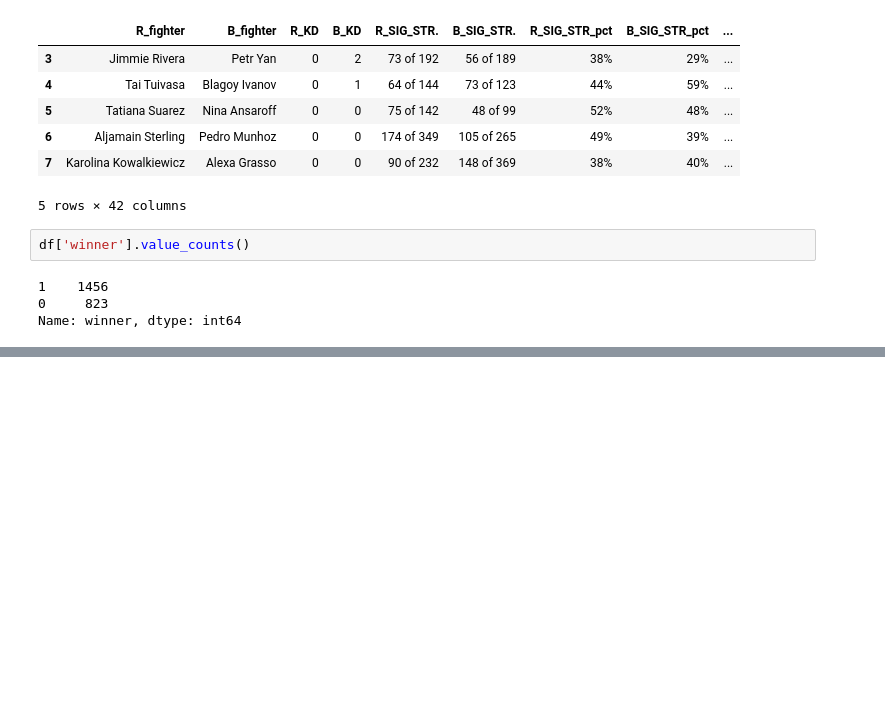
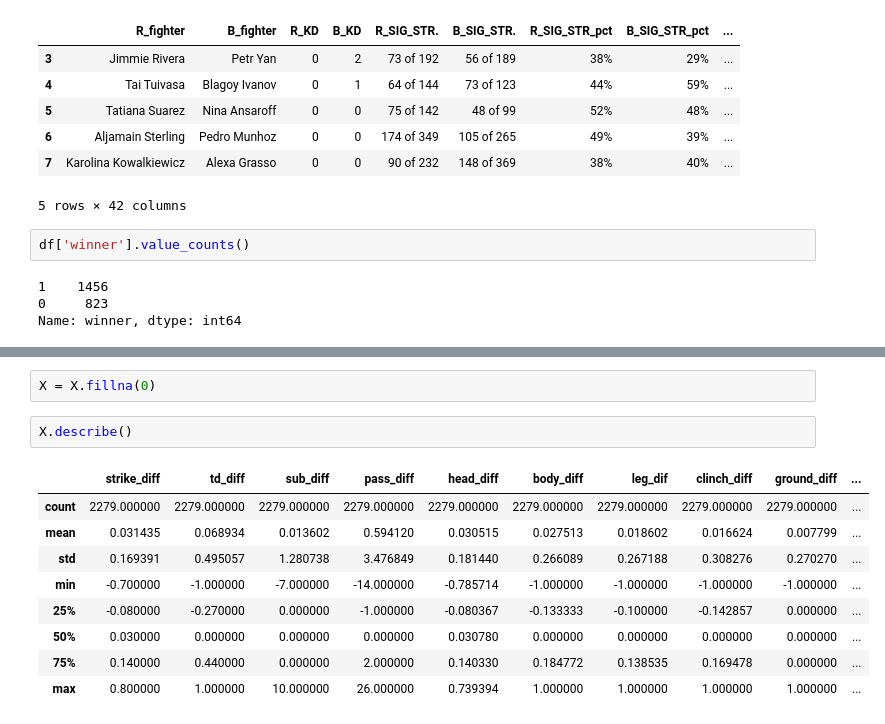
Before and after one commit to ihdorfman/DCDAT35final, a Jupyter notebook: 190928 EDA.ipynb, the cells around one changed output, grey strips where cells are left out. Cells and saved outputs as stored; diff of their text form; blank space fills up the shorter version.

```diff
--- a/190928 EDA.ipynb
+++ b/190928 EDA.ipynb
@@ -118,0 +209,14 @@ Name: winner, dtype: int64
+# %%
+X = X.fillna(0)
+# %%
+X.describe()
+# %% [output]
+|  | strike_diff | td_diff | sub_diff | pass_diff | head_diff | body_diff | leg_dif | clinch_diff | ground_diff | ... |
+| count | 2279.000000 | 2279.000000 | 2279.000000 | 2279.000000 | 2279.000000 | 2279.000000 | 2279.000000 | 2279.000000 | 2279.000000 | ... |
+| mean | 0.031435 | 0.068934 | 0.013602 | 0.594120 | 0.030515 | 0.027513 | 0.018602 | 0.016624 | 0.007799 | ... |
+| std | 0.169391 | 0.495057 | 1.280738 | 3.476849 | 0.181440 | 0.266089 | 0.267188 | 0.308276 | 0.270270 | ... |
+| min | -0.700000 | -1.000000 | -7.000000 | -14.000000 | -0.785714 | -1.000000 | -1.000000 | -1.000000 | -1.000000 | ... |
+| 25% | -0.080000 | -0.270000 | 0.000000 | -1.000000 | -0.080367 | -0.133333 | -0.100000 | -0.142857 | 0.000000 | ... |
+| 50% | 0.030000 | 0.000000 | 0.000000 | 0.000000 | 0.030780 | 0.000000 | 0.000000 | 0.000000 | 0.000000 | ... |
+| 75% | 0.140000 | 0.440000 | 0.000000 | 2.000000 | 0.140330 | 0.184772 | 0.138535 | 0.169478 | 0.000000 | ... |
+| max | 0.800000 | 1.000000 | 10.000000 | 26.000000 | 0.739394 | 1.000000 | 1.000000 | 1.000000 | 1.000000 | ... |
```
Also changed, not shown: parts of 19 cells of this notebook, 2 other files.
